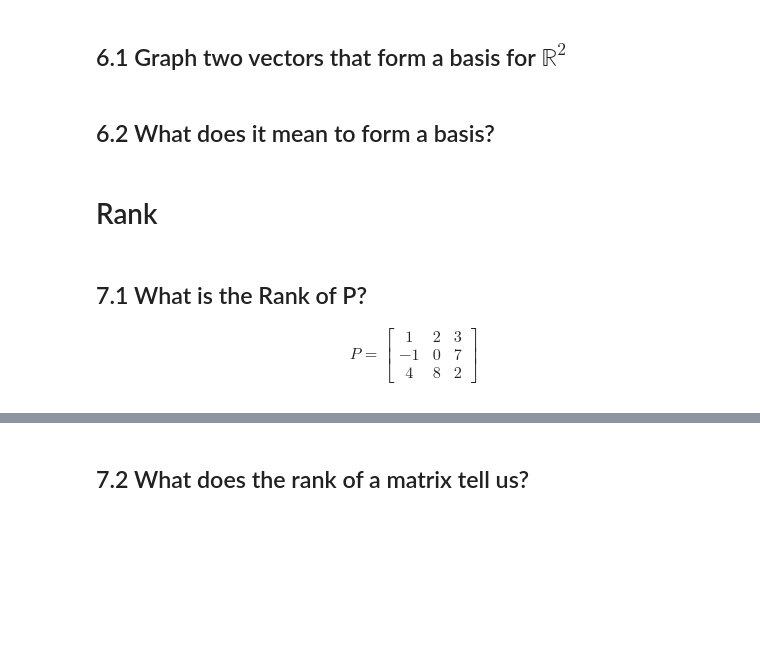
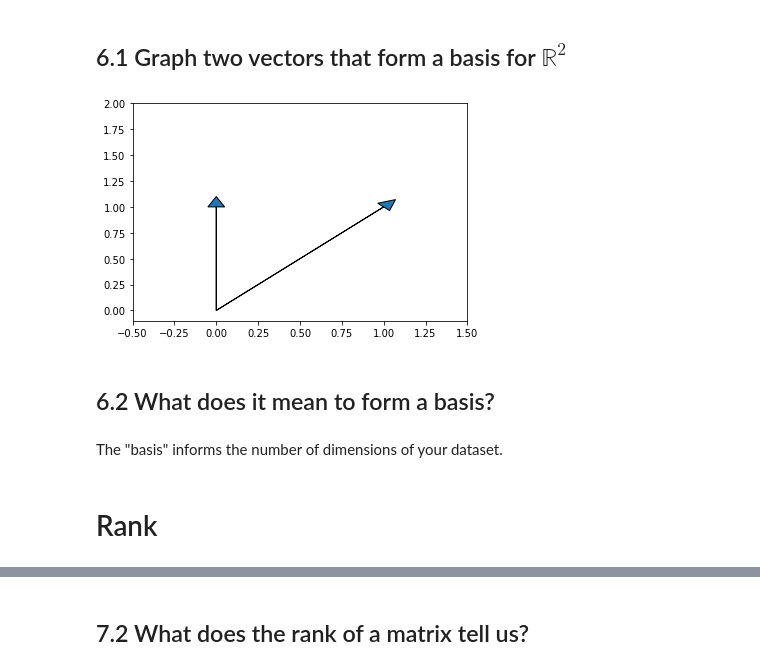
Before and after one commit to skredenmathias/DS-Unit-1-Sprint-3-Linear-Algebra, a Jupyter notebook: module2_intermediate_linear_algebra_LS_DS_132_Intermediate_Linear_Algebra_Assignment.ipynb, the cells around one changed output, grey strips where cells are left out. Drawn from its saved outputs; the diff is of its cells as text; code cells hidden in the pictures; blank space fills up the shorter version.

```diff
--- a/module2_intermediate_linear_algebra_LS_DS_132_Intermediate_Linear_Algebra_Assignment.ipynb
+++ b/module2_intermediate_linear_algebra_LS_DS_132_Intermediate_Linear_Algebra_Assignment.ipynb
@@ -119,17 +181,20 @@ n = \begin{bmatrix} 4 & 8  & 2\end{bmatrix}
 # Basis
 # %% [markdown]
 ## 6.1 Graph two vectors that form a basis for $\mathbb{R}^2$
+# %%
+a = [1,1]
+b = [0,1]
+
+plt.arrow(0,0, a[0], a[1], head_length = .1, head_width = .1)
+plt.arrow(0,0, b[0], b[1], head_length = .1, head_width = .1)
+plt.xlim(-.5,1.5)
+plt.ylim(-0.1,2)
+plt.show()
+# %% [output]
+[figure, added]
 # %% [markdown]
 ## 6.2 What does it mean to form a basis?
+# %% [markdown]
+The "basis" informs the number of dimensions of your dataset.
 # %% [markdown]
 # Rank
-# %% [markdown]
-## 7.1 What is the Rank of P?
-
-\begin{align}
-P = \begin{bmatrix}
-1 & 2 & 3 \\
- -1 & 0 & 7 \\
-4 & 8  & 2
-\end{bmatrix}
-\end{align}
```
Also changed, not shown: parts of 15 cells of this notebook.
